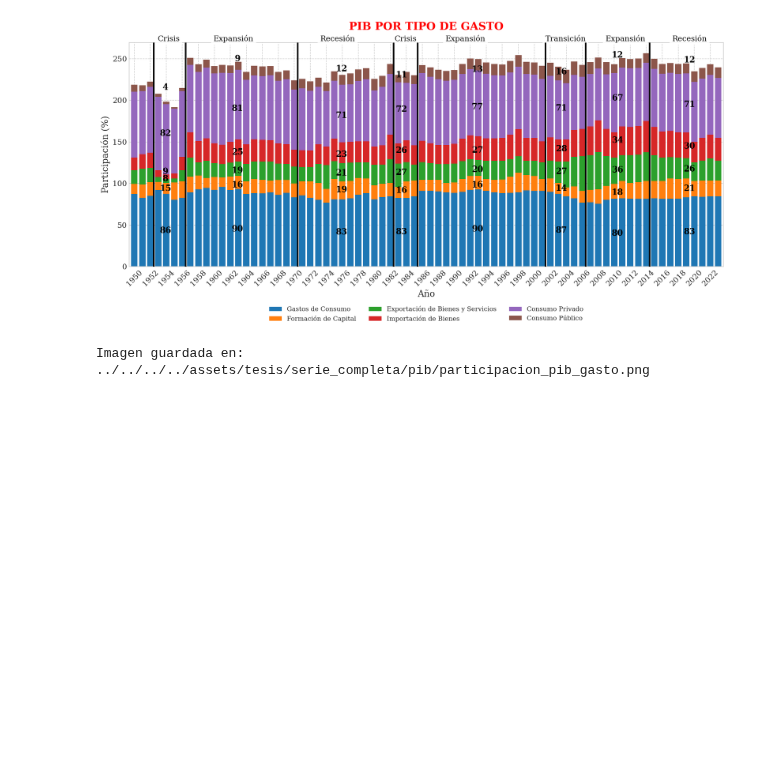
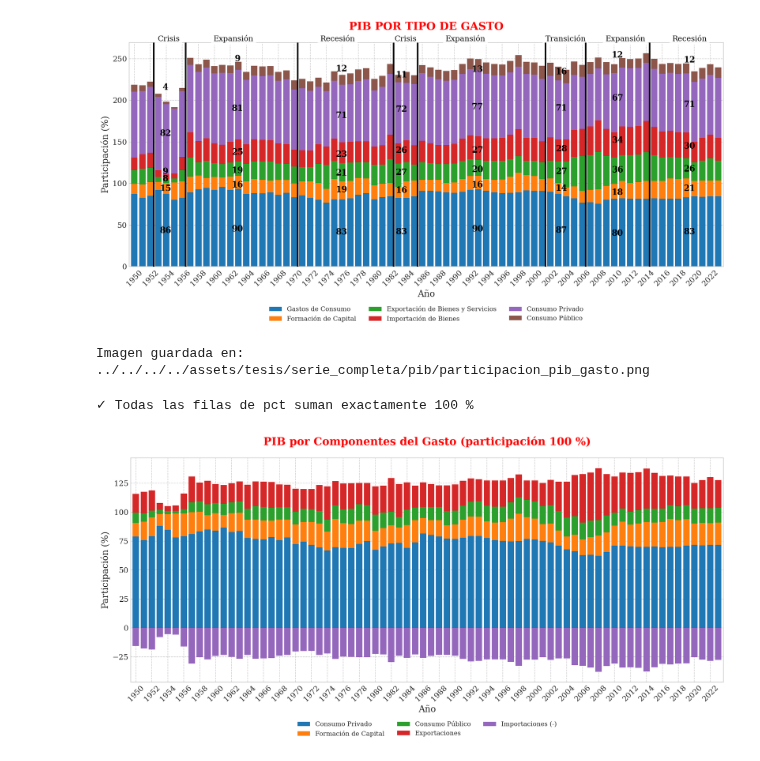
Before and after one commit to navi0369/proyectomacro, a Jupyter notebook: notebooks/tesis/serie_completa/pib/participacion_pib_tipo_de_gasto.ipynb, the cells around one changed output. Saved outputs shown, nothing was run; the diff lists cells and outputs as text; code cells hidden in the pictures; blank space fills up the shorter version.

```diff
--- a/notebooks/tesis/serie_completa/pib/participacion_pib_tipo_de_gasto.ipynb
+++ b/notebooks/tesis/serie_completa/pib/participacion_pib_tipo_de_gasto.ipynb
@@ -143,3 +143,64 @@ print(f"Imagen guardada en: {out_path}")
 # %% [output]
 [figure]
 Imagen guardada en: ../../../../assets/tesis/serie_completa/pib/participacion_pib_gasto.png
+# %%
+# ── Selección estricta de los 5 componentes del gasto ────────────────
+cols_gasto = {
+    "consumo_privado":  "C",   # Consumo privado
+    "formacion_capital": "I",  # Inversión
+    "consumo_publico":  "G",   # Gasto público
+    "exportacion_bienes_servicios": "X",
+    "importacion_bienes":       "M"
+}
+
+gasto = df[list(cols_gasto)].copy()
+
+# Suma algebraica (X – M) y check contra PIB
+pib_calc = (
+    gasto["consumo_privado"]
+  + gasto["formacion_capital"]
+  + gasto["consumo_publico"]
+  + gasto["exportacion_bienes_servicios"]
+  - gasto["importacion_bienes"]
+)
+
+df["pib_calc"] = pib_calc
+df["diff_abs"] = (df["pib_calc"] - df["pib_real_base_1990"]).abs()
+# Porcentaje de cada componente sobre el PIB real
+pct = gasto.div(df["pib_real_base_1990"], axis=0) * 100
+pct["importacion_bienes"] *= -1   # M → signo negativo
+
+# Comprobación rápida
+check = pct.sum(axis=1).round(4)
+
+print("✓ Todas las filas de pct suman exactamente 100 %")
+# Orden, etiquetas y colores coherentes
+series_100 = [
+    ("consumo_privado",  "Consumo Privado"),
+    ("formacion_capital","Formación de Capital"),
+    ("consumo_publico",  "Consumo Público"),
+    ("exportacion_bienes_servicios", "Exportaciones"),
+    ("importacion_bienes","Importaciones (-)"),
+]
+
+component_colors_100 = [
+    "#1f77b4",  # Consumo privado
+    "#ff7f0e",  # Inversión
+    "#9467bd",  # Gasto público
+    "#2ca02c",  # Exportaciones
+    "#d62728",  # Importaciones negativas
+]
+
+fig, ax = plot_stacked_bar(
+    pct,                    # dataframe en %
+    series=series_100,      # solo los 5 componentes
+    title="PIB por Componentes del Gasto (participación 100 %)",
+    legend_ncol=3,
+)
+
+plt.tight_layout()
+plt.savefig(os.path.join(OUTPUT_DIR, "pib_gasto_100pct.png"), dpi=300)
+plt.show()
+# %% [output]
+✓ Todas las filas de pct suman exactamente 100 %
+[figure, added]
```
Also changed, not shown: parts of 1 cell of this notebook, 6 other files.
